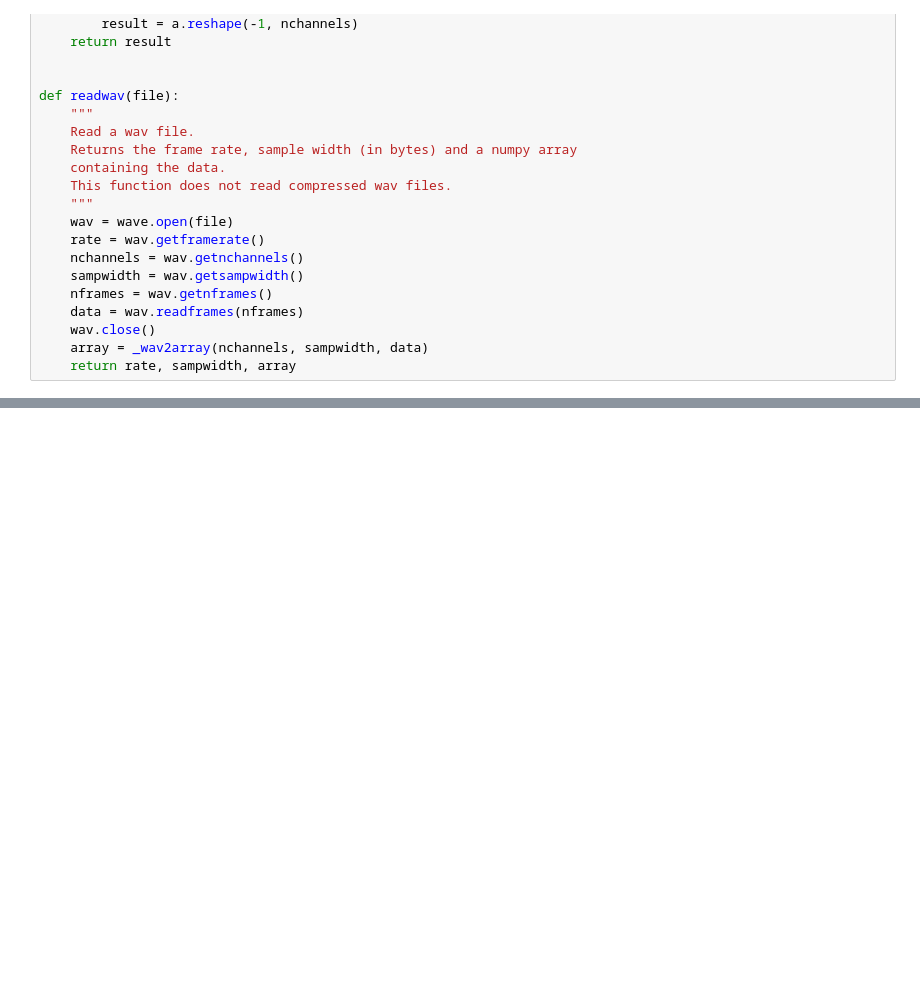
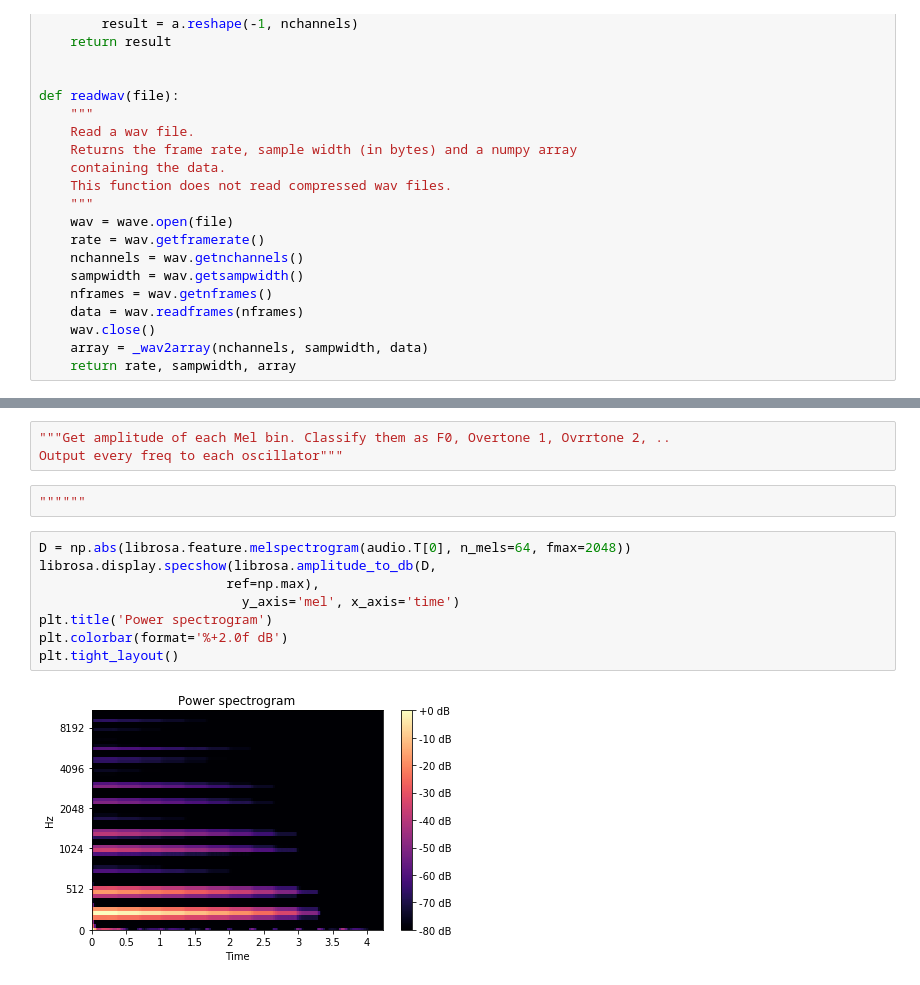
Before and after one commit to JoeCleveland/Synthavinci, a Jupyter notebook: AdditiveSynth.ipynb, the cells around one changed output, grey strips where cells are left out. Drawn from its saved outputs; the diff is of its cells as text; blank space fills up the shorter version.

```diff
--- a/AdditiveSynth.ipynb
+++ b/AdditiveSynth.ipynb
@@ -68,0 +111,15 @@ print(spect.shape)
+# %%
+"""Get amplitude of each Mel bin. Classify them as F0, Overtone 1, Ovrrtone 2, ..
+Output every freq to each oscillator"""
+# %%
+""""""
+# %%
+D = np.abs(librosa.feature.melspectrogram(audio.T[0], n_mels=64, fmax=2048))
+librosa.display.specshow(librosa.amplitude_to_db(D,
+                        ref=np.max),
+                          y_axis='mel', x_axis='time')
+plt.title('Power spectrogram')
+plt.colorbar(format='%+2.0f dB')
+plt.tight_layout()
+# %% [output]
+[figure, added]
```
Also changed, not shown: parts of 17 cells of this notebook.
